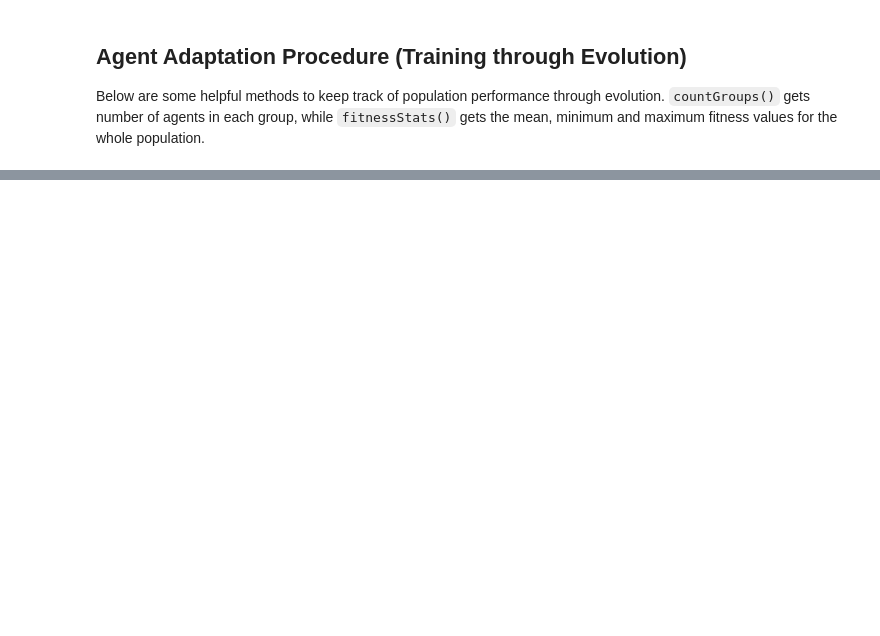
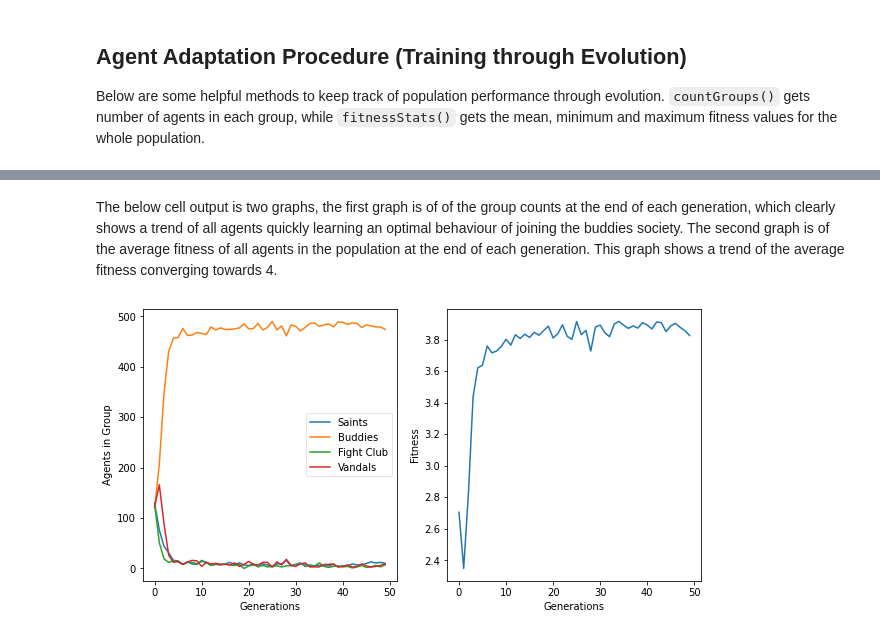
Before and after one commit to JDHProjects/evac-2-assessment, a Jupyter notebook: assessment.ipynb, the cells around one changed output, grey strips where cells are left out. Saved outputs shown, nothing was run; the diff lists cells and outputs as text; code cells hidden in the pictures; blank space fills up the shorter version.

```diff
--- a/assessment.ipynb
+++ b/assessment.ipynb
@@ -184,11 +208,12 @@ This is implemented within the method `playGameAndEvolve` using the constant `NG
 # %%
 # set game number and population
-NGAMES = 20000
-POP = 1000
+NGAMES = 5000
+POP = 500
 
 def playGameAndEvolve(pop, network):
   '''
-  play NGAMES number of games, allowing agents to make decisions on when to change groups using the neural network
+  play NGAMES number of games, allowing agents to make decisions on when to
+  change groups using the neural network
 
   args:
     list (Player) pop - population of agents
@@ -209,7 +234,8 @@ def playGameAndEvolve(pop, network):
 
 def playBasicGame(pop):
   '''
-  play NGAMES number of games, do not use the neural network or allow agents to change groups
+  play NGAMES number of games, do not use the neural network or allow agents to
+  change groups
 
   args:
     list (Player) pop - population of agents
@@ -367,0 +408,23 @@ Group count  : [3, 986, 6, 5]
+# %% [markdown]
+The below cell output is two graphs, the first graph is of of the group counts at the end of each generation, which clearly shows a trend of all agents quickly learning an optimal behaviour of joining the buddies society. The second graph is of the average fitness of all agents in the population at the end of each generation. This graph shows a trend of the average fitness converging towards 4.
+# %%
+# setup labels
+labels = ["Saints", "Buddies", "Fight Club", "Vandals"]
+# setup subplots to display two graphs
+figure, axis = plt.subplots(1,2,figsize=(10,5))
+
+# plot all groups
+for group in groupsByGeneration:
+  axis[0].plot(group)
+# label groups
+axis[0].legend(labels, loc='best', fancybox=True, framealpha=0.5)
+# label axes
+axis[0].set_xlabel('Generations')
+axis[0].set_ylabel('Agents in Group')
+axis[1].set_xlabel('Generations')
+axis[1].set_ylabel('Fitness')
+# plot average fitness
+axis[1].plot(fitnessByGeneration)
+plt.show()
+# %% [output]
+[figure, added]
```
Also changed, not shown: parts of 18 cells of this notebook, 10 other files.
